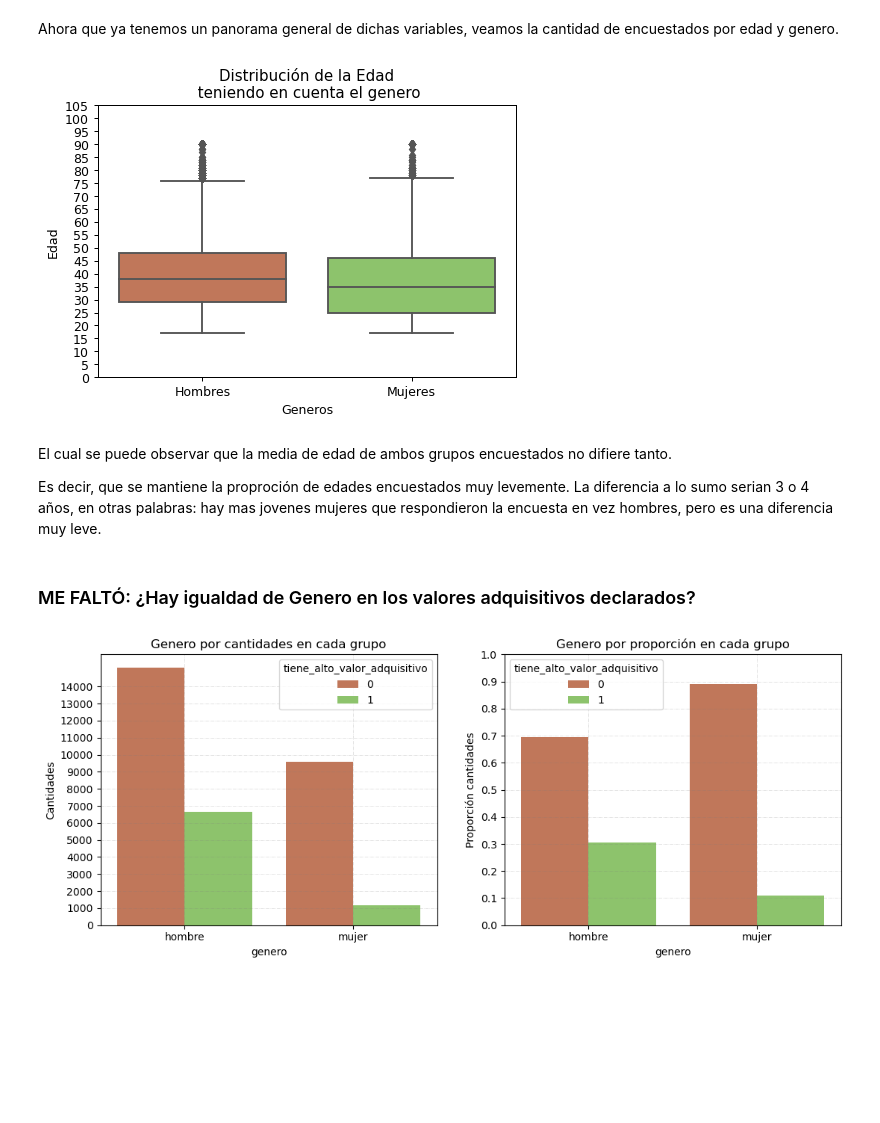
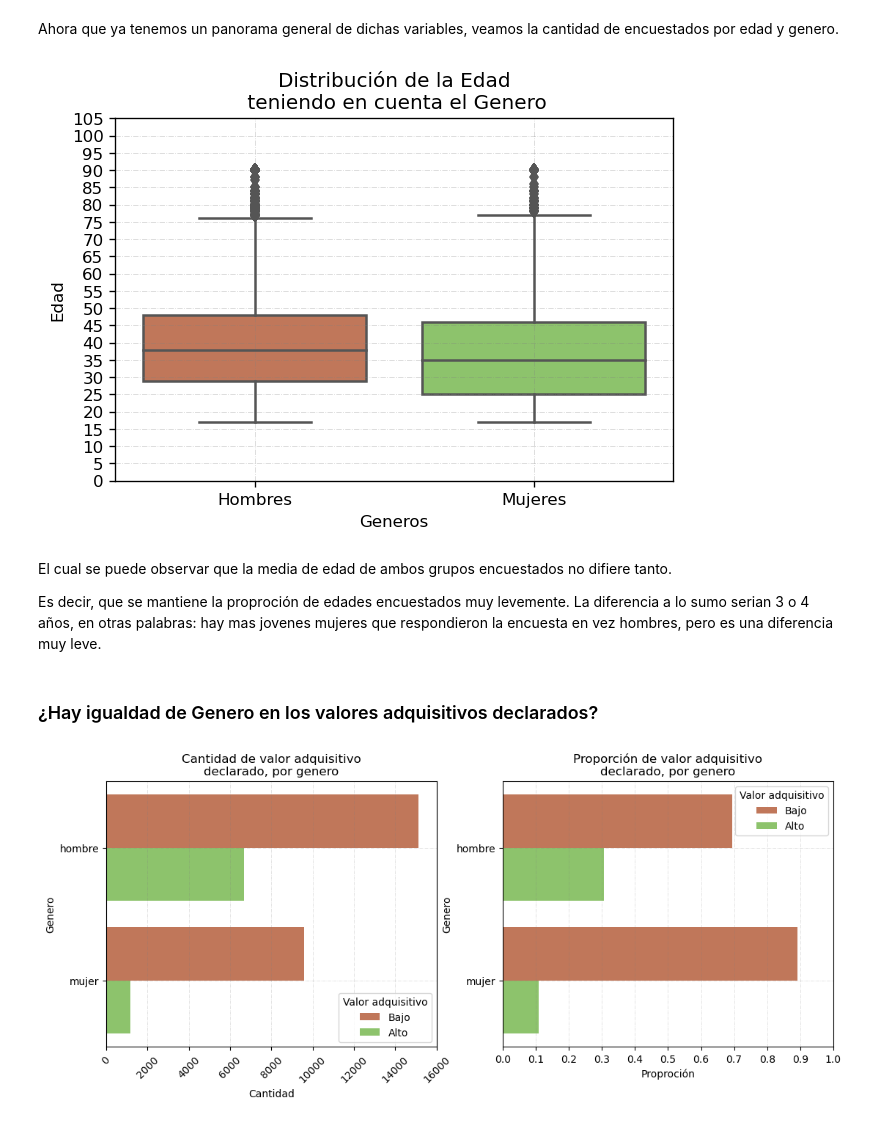
Before and after one commit to fjpacheco/machine-learning, a Jupyter notebook: preguntas_randoms.ipynb, the cells around one changed output. Drawn from its saved outputs; the diff is of its cells as text; code cells hidden in the pictures; blank space fills up the shorter version.

```diff
--- a/preguntas_randoms.ipynb
+++ b/preguntas_randoms.ipynb
@@ -285,8 +276,8 @@ En conclusión podemos observar tres grupos mayoritarios que respondieron la enc
 # %% [markdown]
 Ahora que ya tenemos un panorama general de dichas variables, veamos la cantidad de encuestados por edad y genero.
 # %%
-plt.figure(dpi=90)
-plt.title("Distribución de la Edad\n teniendo en cuenta el genero")
+plt.figure(dpi=120)
+plt.title("Distribución de la Edad\n teniendo en cuenta el Genero")
 sns.boxplot(
     data=df,
     y='edad',
@@ -297,42 +288,52 @@ plt.ylabel("Edad")
 plt.xlabel("Generos")
 plt.xticks([False, True], ["Hombres", "Mujeres"])
 plt.yticks(np.arange(0,110, 5))
+plt.grid(b = True, color ='grey', linestyle ='-.', linewidth = 0.5, alpha = 0.3)
 
 plt.show()
 # %% [output]
-[figure, old version]
+[figure, new version]
 # %% [markdown]
 El cual se puede observar que la media de edad de ambos grupos encuestados no difiere tanto.
 
 Es decir, que se mantiene la proproción de edades encuestados muy levemente. La diferencia a lo sumo serian 3 o 4 años, en otras palabras: hay mas jovenes mujeres que respondieron la encuesta en vez hombres, pero es una diferencia muy leve.
 # %% [markdown]
-### ME FALTÓ: ¿Hay igualdad de Genero en los valores adquisitivos declarados?
+### ¿Hay igualdad de Genero en los valores adquisitivos declarados?
 # %%
 fig, axes = plt.subplots(nrows=1, ncols=2, figsize=[6.4 * 2, 4.8], dpi=100)
 colors = ['#D17049', "#89D15E"]
-ploted_cero = sns.countplot(data=df, x='genero', hue='tiene_alto_valor_adquisitivo', ax=axes[0] , palette=colors)
-axes[0].set_title("Genero por cantidades en cada grupo")
-axes[0].set_ylabel("Cantidades")
+
+ploted_cero = sns.countplot(data=df, y='genero', hue='tiene_alto_valor_adquisitivo', ax=axes[0] , palette=colors)
+axes[0].set_title("Cantidad de valor adquisitivo\ndeclarado, por genero")
+axes[0].set_xlabel("Cantidad")
+axes[0].set_xticks(np.arange(0,18000, 2000))
+axes[0].tick_params('x',labelrotation=45)
 
 ploted_one = sns.barplot(
     data=df.groupby("genero")
     .tiene_alto_valor_adquisitivo.value_counts(normalize=True)
     .rename("Cantidades")
     .reset_index(),
-    x='genero',
-    y="Cantidades",
+    y='genero',
+    x="Cantidades",
     hue='tiene_alto_valor_adquisitivo',
     ax=axes[1],
     palette=colors,
 )
-axes[1].set_ylabel("Proporción cantidades")
-axes[1].set_title("Genero por proporción en cada grupo")
-axes[1].set_yticks(np.arange(0,1.1, 0.1))
-axes[0].set_yticks(np.arange(0,15000, 1000))
-axes[0].grid(b = True, color ='grey', linestyle ='-.', linewidth = 0.5, alpha = 0.3)
-axes[1].grid(b = True, color ='grey', linestyle ='-.', linewidth = 0.5, alpha = 0.3)
+axes[1].set_xlabel("Proproción")
+axes[1].set_title("Proporción de valor adquisitivo\ndeclarado, por genero")
+axes[1].set_xticks(np.arange(0,1.1, 0.1))
 
+for plot in [ploted_cero, ploted_one]:
+    leg = plot.get_legend()
+    leg.set_title("Valor adquisitivo")
+    labs = leg.texts
+    labs[0].set_text("Bajo")
+    labs[1].set_text("Alto")
+    plot.set_ylabel("Genero")
+    plot.set_ylabel("Genero")
+    plot.grid(b = True, color ='grey', linestyle ='-.', linewidth = 0.5, alpha = 0.3)
 
 plt.show()
 # %% [output]
-[figure, old version]
+[figure, new version]
```
Also changed, not shown: parts of 14 cells of this notebook.
